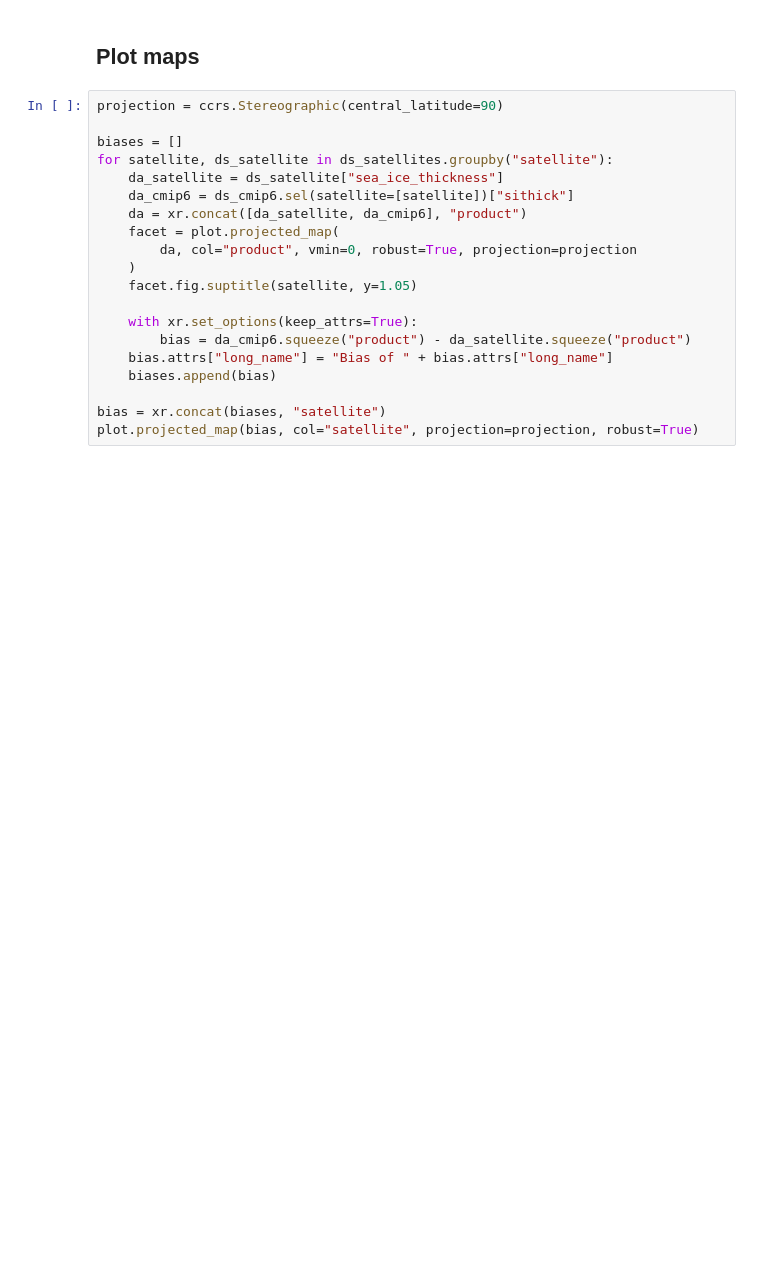
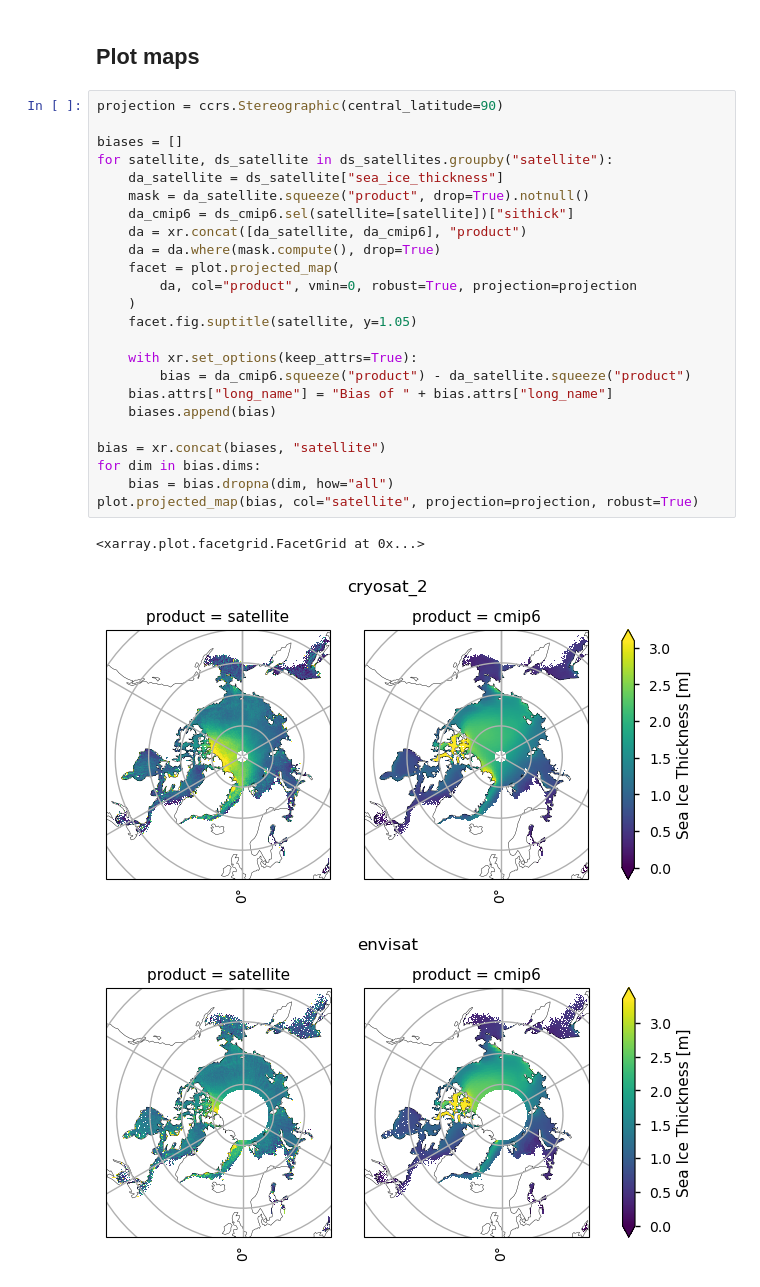
Before and after one commit to bopen/c3s-eqc-toolbox-template, a Jupyter notebook: notebooks/wp4/cmip6_sea_ice_thickness_bias_maps.ipynb, the cells around one changed output. Cells and saved outputs as stored; diff of their text form; blank space fills up the shorter version.

```diff
--- a/notebooks/wp4/cmip6_sea_ice_thickness_bias_maps.ipynb
+++ b/notebooks/wp4/cmip6_sea_ice_thickness_bias_maps.ipynb
@@ -143,20 +179,28 @@ ds_cmip6 = xr.concat(datasets_cmip6, "satellite")
 # %%
 projection = ccrs.Stereographic(central_latitude=90)
 
 biases = []
 for satellite, ds_satellite in ds_satellites.groupby("satellite"):
     da_satellite = ds_satellite["sea_ice_thickness"]
+    mask = da_satellite.squeeze("product", drop=True).notnull()
     da_cmip6 = ds_cmip6.sel(satellite=[satellite])["sithick"]
     da = xr.concat([da_satellite, da_cmip6], "product")
+    da = da.where(mask.compute(), drop=True)
     facet = plot.projected_map(
         da, col="product", vmin=0, robust=True, projection=projection
     )
     facet.fig.suptitle(satellite, y=1.05)
 
     with xr.set_options(keep_attrs=True):
         bias = da_cmip6.squeeze("product") - da_satellite.squeeze("product")
     bias.attrs["long_name"] = "Bias of " + bias.attrs["long_name"]
     biases.append(bias)
 
 bias = xr.concat(biases, "satellite")
+for dim in bias.dims:
+    bias = bias.dropna(dim, how="all")
 plot.projected_map(bias, col="satellite", projection=projection, robust=True)
+# %% [output]
+<xarray.plot.facetgrid.FacetGrid at 0x...>
+[figure, added]
+[figure, added]
```
Also changed, not shown: parts of 2 cells of this notebook.
